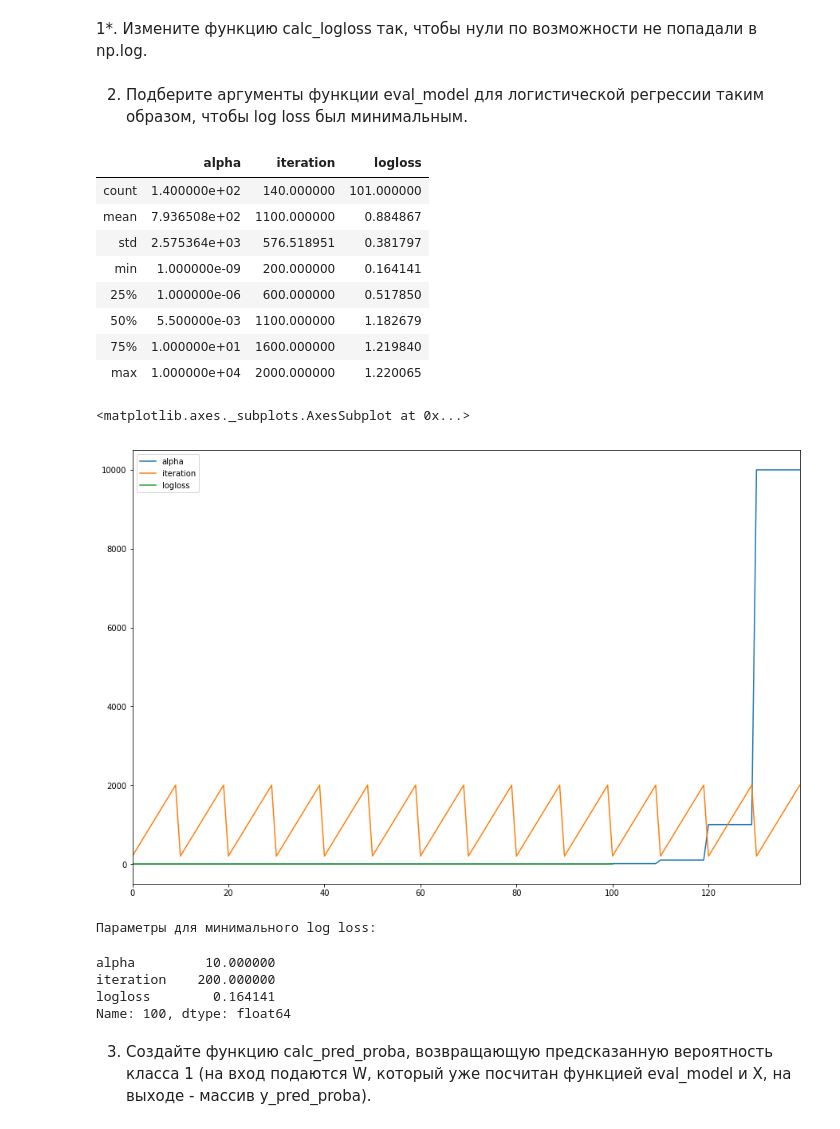
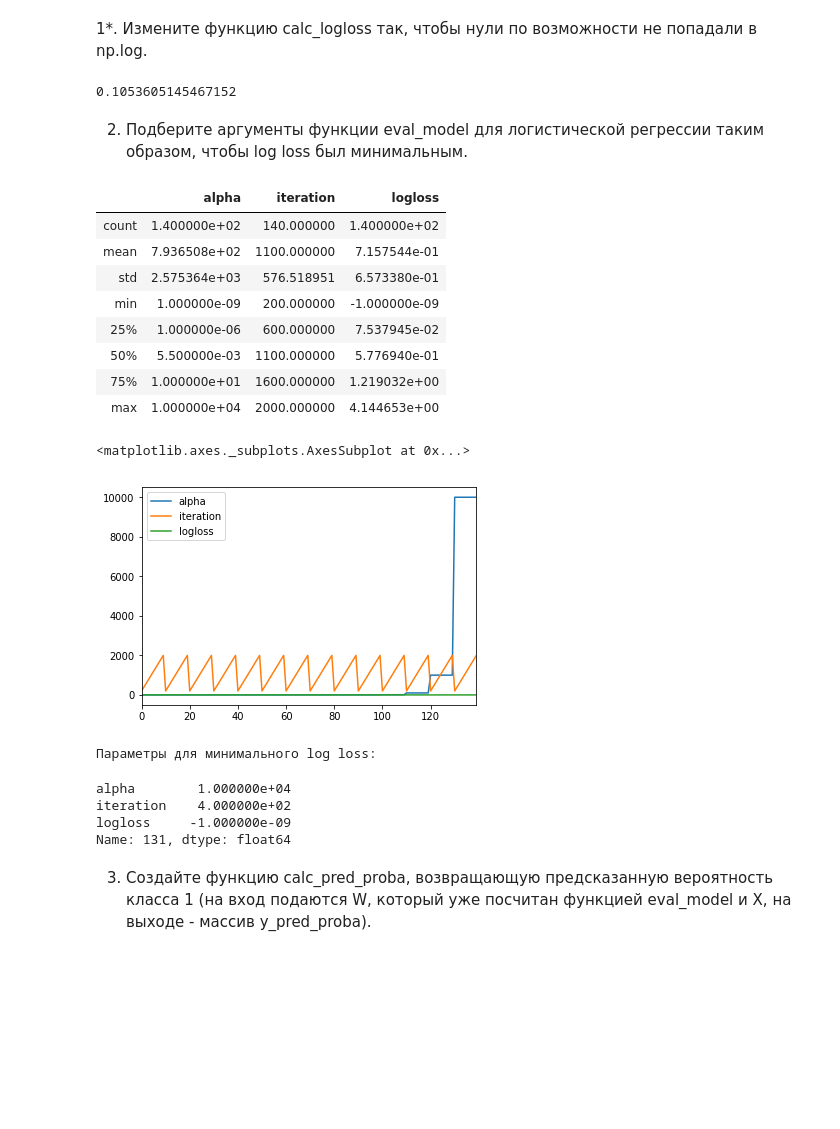
Before and after one commit to daniilstv/DS_algorithms, a Jupyter notebook: Lesson3_hw.ipynb, the cells around one changed output. Drawn from its saved outputs; the diff is of its cells as text; code cells hidden in the pictures; blank space fills up the shorter version.

```diff
--- a/Lesson3_hw.ipynb
+++ b/Lesson3_hw.ipynb
@@ -192,3 +193,16 @@ pass
+# %%
+# Для этого заменим нули в предсказаниях на ненулевые, но очень малые (близкие к нулю) значения,
+# прибавив их к значению предсказания
+def calc_logloss(y, y_pred):
+    err = - np.mean(y*np.log(y_pred + 0.000000001) + (1.0 - y)*np.log(1.0 - y_pred + 0.000000001))
+    return np.sum(err)
+
+y1 = np.array([1, 0])
+y_pred1 = np.array([0.9, 0.1])
+
+calc_logloss(y1, y_pred1)
+# %% [output]
+0.1053605145467152
 # %% [markdown]
 2. Подберите аргументы функции eval_model для логистической регрессии таким образом, чтобы log loss был минимальным.
 # %%
@@ -220,27 +234,27 @@ for i in alpha:
 big_box.describe()
 # %% [output]
 |  | alpha | iteration | logloss |
-| count | 1.400000e+02 | 140.000000 | 101.000000 |
-| mean | 7.936508e+02 | 1100.000000 | 0.884867 |
-| std | 2.575364e+03 | 576.518951 | 0.381797 |
-| min | 1.000000e-09 | 200.000000 | 0.164141 |
-| 25% | 1.000000e-06 | 600.000000 | 0.517850 |
-| 50% | 5.500000e-03 | 1100.000000 | 1.182679 |
-| 75% | 1.000000e+01 | 1600.000000 | 1.219840 |
-| max | 1.000000e+04 | 2000.000000 | 1.220065 |
+| count | 1.400000e+02 | 140.000000 | 1.400000e+02 |
+| mean | 7.936508e+02 | 1100.000000 | 7.157544e-01 |
+| std | 2.575364e+03 | 576.518951 | 6.573380e-01 |
+| min | 1.000000e-09 | 200.000000 | -1.000000e-09 |
+| 25% | 1.000000e-06 | 600.000000 | 7.537945e-02 |
+| 50% | 5.500000e-03 | 1100.000000 | 5.776940e-01 |
+| 75% | 1.000000e+01 | 1600.000000 | 1.219032e+00 |
+| max | 1.000000e+04 | 2000.000000 | 4.144653e+00 |
 # %%
-big_box.plot(figsize=(15, 10))
+big_box.plot()
 # %% [output]
 <matplotlib.axes._subplots.AxesSubplot at 0x...>
-[figure, old version]
+[figure, new version]
 # %%
 print('Параметры для минимального log loss:')
 big_box.ix[big_box['logloss'].idxmin()]
 # %% [output]
 Параметры для минимального log loss:
-alpha         10.000000
-iteration    200.000000
-logloss        0.164141
-Name: 100, dtype: float64
+alpha        1.000000e+04
+iteration    4.000000e+02
+logloss     -1.000000e-09
+Name: 131, dtype: float64
 # %% [markdown]
 3. Создайте функцию calc_pred_proba, возвращающую предсказанную вероятность класса 1 (на вход подаются W, который уже посчитан функцией eval_model и X, на выходе - массив y_pred_proba).
```
Also changed, not shown: parts of 28 cells of this notebook.
